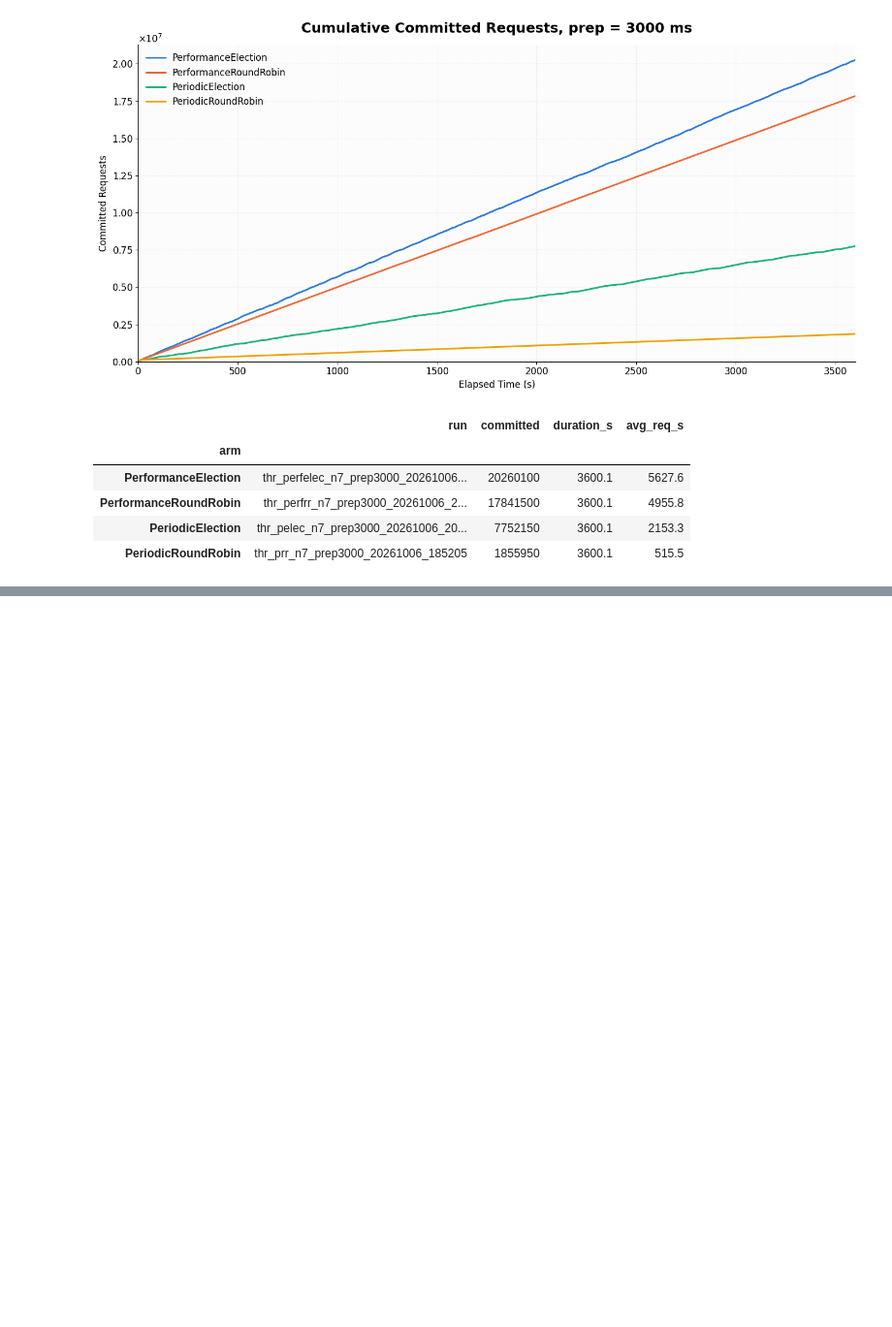
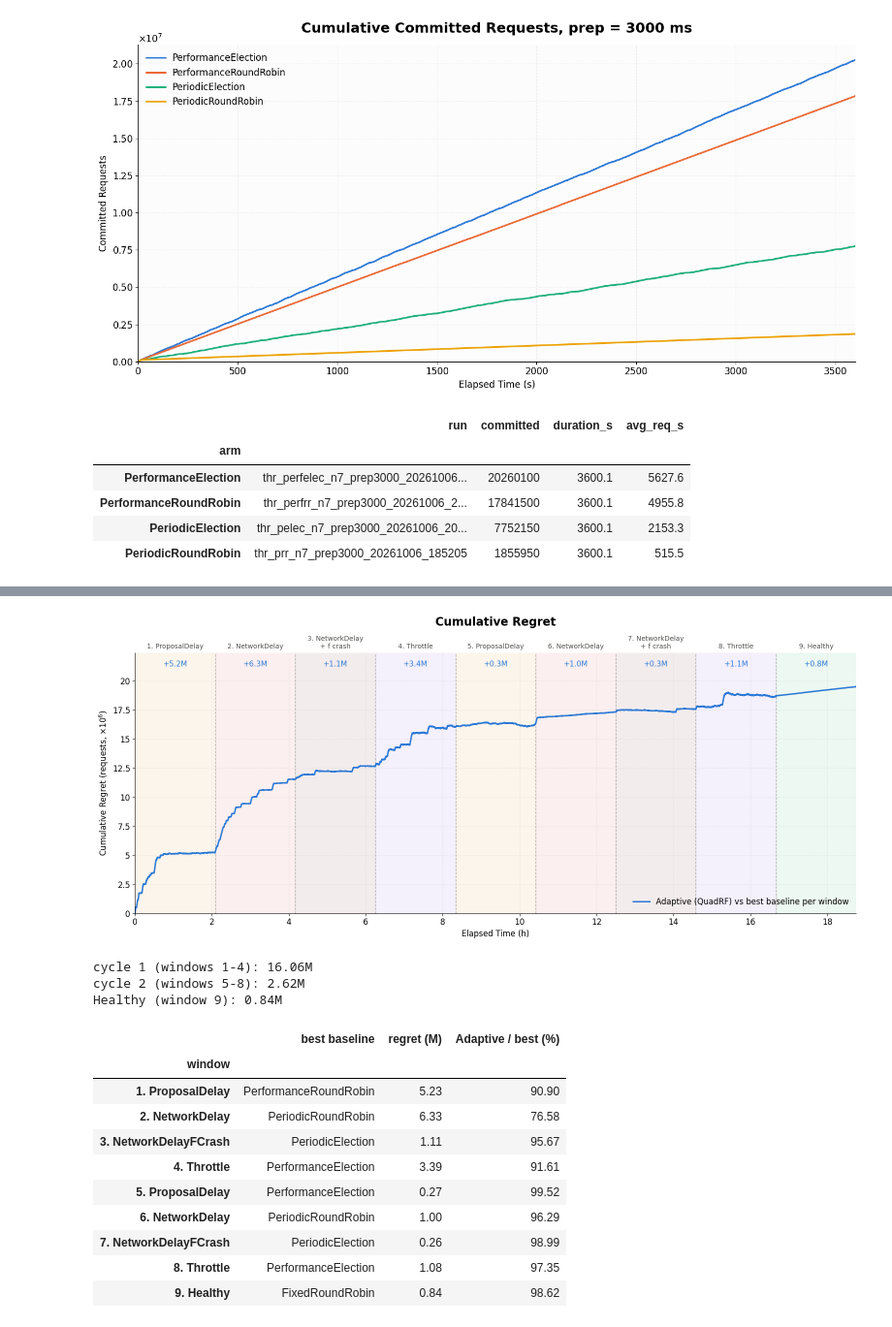
Before and after one commit to Michael112233/pbft, a Jupyter notebook: plot_tps_series.ipynb, the cells around one changed output, grey strips where cells are left out. Shown at 97% size. Drawn from its saved outputs; the diff is of its cells as text; code cells hidden in the pictures; blank space fills up the shorter version.

```diff
--- a/plot_tps_series.ipynb
+++ b/plot_tps_series.ipynb
@@ -1720,0 +1745,79 @@ window edge spread across runs (max - min, s): [0.36 0.32 0.31 0.4  0.4  0.32 0.
+# %%
+# Cumulative regret of Adaptive against the best baseline of each window: the baseline with the
+# highest mean req/s in that window (best in hindsight, as in the table above). Inside window k,
+# regret(tau) = carry + (best baseline's commits since its window start) - (Adaptive's commits since
+# its window start), tau = time into the window, each run on its own edges; the carry is the regret
+# at the end of window k-1. Slope = req/s lost against the best action, so flat = no loss.
+# Reuses ms_frames / ms_names / ms_edges / ms_scenario_bg / ms_short (follows ms_last_window).
+ms_adaptive = ms_frames[0]
+
+
+def ms_committed_since(fr, k, tau):
+    """fr's commits between its own window-k start and tau seconds into the window."""
+    t, c = fr["cum"]["elapsed_sec"], fr["cum"]["committed_total"]
+    t0 = fr["edges"][k]
+    return np.interp(t0 + tau, t, c) - np.interp(t0, t, c)
+
+
+regret_t, regret_v, regret_rows = [], [], []
+carry = 0.0
+for k, name in enumerate(ms_names):
+    rates = {fr["label"]: fr["committed"][k] / np.diff(fr["edges"])[k] for fr in ms_frames[1:]}
+    best = next(fr for fr in ms_frames if fr["label"] == max(rates, key=rates.get))
+    length = min(np.diff(ms_adaptive["edges"])[k], np.diff(best["edges"])[k])
+    tau = np.append(np.arange(0.0, length, 1.0), length)
+    r = carry + ms_committed_since(best, k, tau) - ms_committed_since(ms_adaptive, k, tau)
+    regret_t.append(ms_edges[k] + tau)
+    regret_v.append(r)
+    regret_rows.append({"window": f"{k + 1}. {name}", "best baseline": best["label"],
+                        "regret (M)": (r[-1] - carry) / 1e6,
+                        "Adaptive / best (%)": ms_adaptive["committed"][k] / best["committed"][k] * 100})
+    carry = r[-1]
+
+fig, ax = plt.subplots(figsize=(16, 7))
+for k, (t0, t1) in enumerate(zip(ms_edges[:-1], ms_edges[1:])):
+    ax.axvspan(t0, t1, color=ms_scenario_bg[ms_names[k]], alpha=0.07, linewidth=0)
+    ax.text((t0 + t1) / 2, 1.01, f"{k + 1}. {ms_short[ms_names[k]]}", transform=ax.get_xaxis_transform(),
+            ha="center", va="bottom", fontsize=10, color="#52514e")
+    ax.text((t0 + t1) / 2, 0.97, f"+{regret_rows[k]['regret (M)']:.1f}M", transform=ax.get_xaxis_transform(),
+            ha="center", va="top", fontsize=11, color=ms_adaptive["color"])
+for t in ms_edges[1:-1]:
+    ax.axvline(t, color="#898781", linestyle="--", linewidth=1.0, alpha=0.7)
+ax.plot(np.concatenate(regret_t), np.concatenate(regret_v), color=ms_adaptive["color"], linewidth=2.2,
+        label="Adaptive (QuadRF) vs best baseline per window")
+ax.axhline(0, color="#898781", linewidth=0.8)
+ax.set_title("Cumulative Regret", fontsize=17, weight="bold", pad=40)
+ax.set_xlabel("Elapsed Time (h)")
+ax.set_ylabel(r"Cumulative Regret (requests, $\times10^6$)")
+ax.set_xlim(0, ms_edges[-1])
+ax.set_ylim(bottom=min(0, np.concatenate(regret_v).min()), top=np.concatenate(regret_v).max() * 1.15)
+ax.xaxis.set_major_locator(mticker.MultipleLocator(7200))
+ax.xaxis.set_major_formatter(mticker.FuncFormatter(lambda v, _: f"{v / 3600:g}"))
+ax.yaxis.set_major_formatter(mticker.FuncFormatter(lambda v, _: f"{v / 1e6:g}"))
+ax.legend(loc="lower right", frameon=False)
+plt.tight_layout()
+plt.show()
+
+# Per-window regret, and the total per cycle of the schedule (windows 1-4, 5-8, 9).
+regret_table = pd.DataFrame(regret_rows).set_index("window")
+for label, sl in [("cycle 1 (windows 1-4)", slice(0, 4)), ("cycle 2 (windows 5-8)", slice(4, 8)),
+                  ("Healthy (window 9)", slice(8, 9))]:
+    if len(regret_table.iloc[sl]):
+        print(f"{label}: {regret_table['regret (M)'].iloc[sl].sum():.2f}M")
+regret_table.round(2)
+# %% [output]
+[figure, added]
+cycle 1 (windows 1-4): 16.06M
+cycle 2 (windows 5-8): 2.62M
+Healthy (window 9): 0.84M
+|  | best baseline | regret (M) | Adaptive / best (%) |
+| window |  |  |  |
+| 1. ProposalDelay | PerformanceRoundRobin | 5.23 | 90.90 |
+| 2. NetworkDelay | PeriodicRoundRobin | 6.33 | 76.58 |
+| 3. NetworkDelayFCrash | PeriodicElection | 1.11 | 95.67 |
+| 4. Throttle | PerformanceElection | 3.39 | 91.61 |
+| 5. ProposalDelay | PerformanceElection | 0.27 | 99.52 |
+| 6. NetworkDelay | PeriodicRoundRobin | 1.00 | 96.29 |
+| 7. NetworkDelayFCrash | PeriodicElection | 0.26 | 98.99 |
+| 8. Throttle | PerformanceElection | 1.08 | 97.35 |
+| 9. Healthy | FixedRoundRobin | 0.84 | 98.62 |
```
Also changed, not shown: parts of 2 cells of this notebook, 1 other file.
